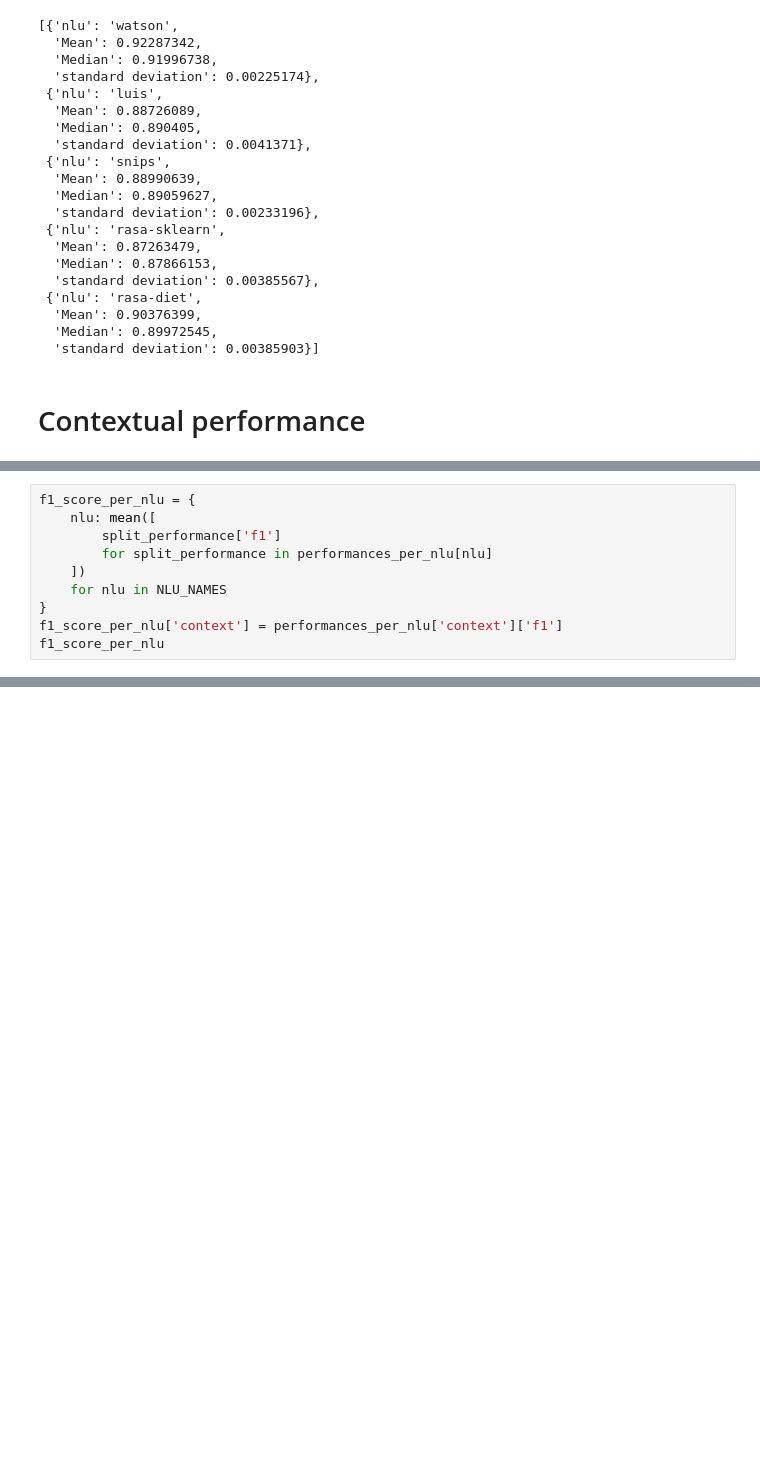
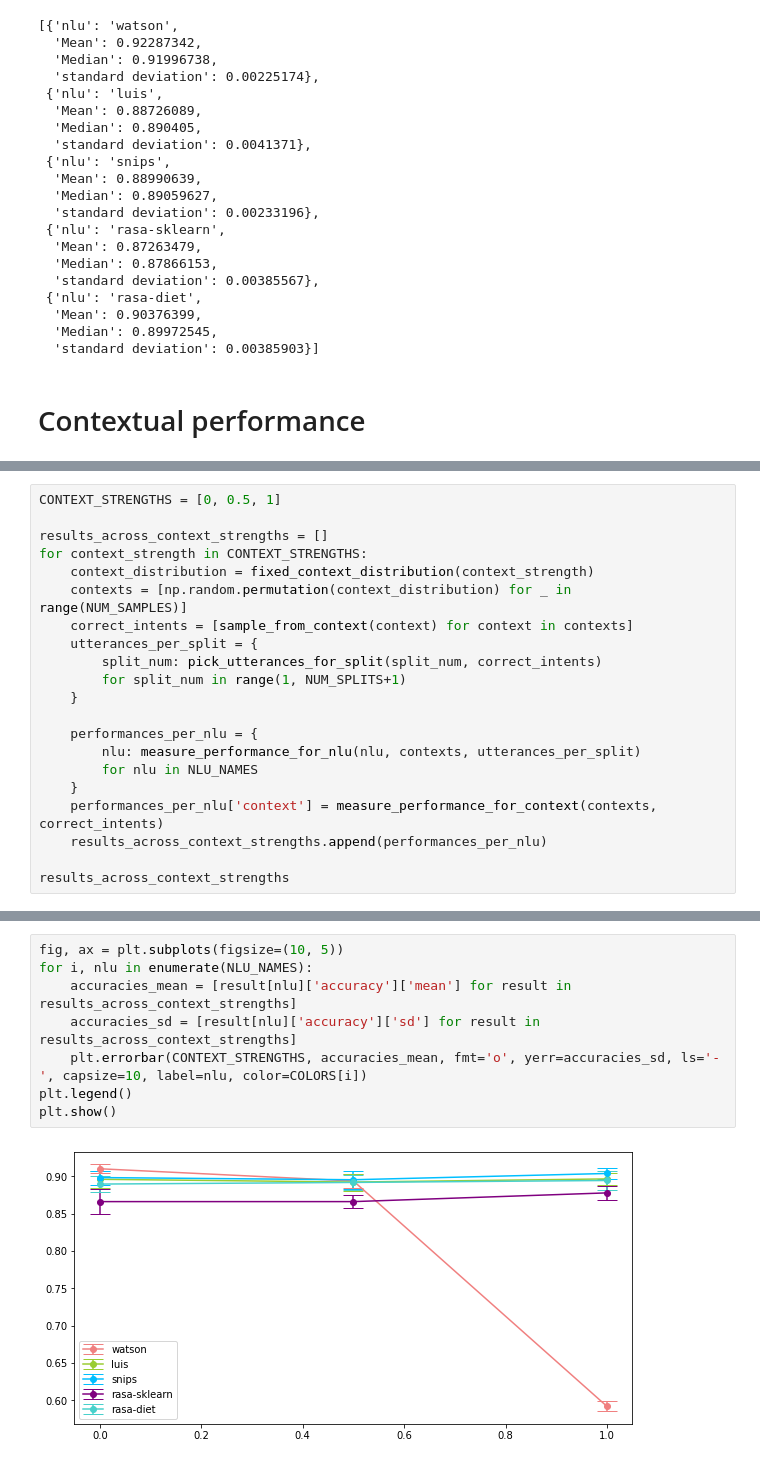
Before and after one commit to ranimkhojah/confidence-estimation-benchmark, a Jupyter notebook: scripts/contextual_performance.ipynb, the cells around one changed output, grey strips where cells are left out. Saved outputs shown, nothing was run; the diff lists cells and outputs as text; blank space fills up the shorter version.

Commit message:
Contextual performance: Plot across context strengths

```diff
--- a/scripts/contextual_performance.ipynb
+++ b/scripts/contextual_performance.ipynb
@@ -315,10 +305,0 @@ accuracy_per_nlu
-# %%
-f1_score_per_nlu = {
-    nlu: mean([
-        split_performance['f1']
-        for split_performance in performances_per_nlu[nlu]
-    ])
-    for nlu in NLU_NAMES
-}
-f1_score_per_nlu['context'] = performances_per_nlu['context']['f1']
-f1_score_per_nlu
@@ -331,0 +306,21 @@ f1_score_per_nlu
+# %%
+CONTEXT_STRENGTHS = [0, 0.5, 1]
+
+results_across_context_strengths = []
+for context_strength in CONTEXT_STRENGTHS:
+    context_distribution = fixed_context_distribution(context_strength)
+    contexts = [np.random.permutation(context_distribution) for _ in range(NUM_SAMPLES)]
+    correct_intents = [sample_from_context(context) for context in contexts]
+    utterances_per_split = {
+        split_num: pick_utterances_for_split(split_num, correct_intents)
+        for split_num in range(1, NUM_SPLITS+1)
+    }
+
+    performances_per_nlu = {
+        nlu: measure_performance_for_nlu(nlu, contexts, utterances_per_split)
+        for nlu in NLU_NAMES
+    }
+    performances_per_nlu['context'] = measure_performance_for_context(contexts, correct_intents)
+    results_across_context_strengths.append(performances_per_nlu)
+
+results_across_context_strengths
@@ -331,0 +345,10 @@ f1_score_per_nlu
+# %%
+fig, ax = plt.subplots(figsize=(10, 5))
+for i, nlu in enumerate(NLU_NAMES):
+    accuracies_mean = [result[nlu]['accuracy']['mean'] for result in results_across_context_strengths]
+    accuracies_sd = [result[nlu]['accuracy']['sd'] for result in results_across_context_strengths]
+    plt.errorbar(CONTEXT_STRENGTHS, accuracies_mean, fmt='o', yerr=accuracies_sd, ls='-', capsize=10, label=nlu, color=COLORS[i])
+plt.legend()
+plt.show()
+# %% [output]
+[figure, added]
```
Also changed, not shown: parts of 11 cells of this notebook.
